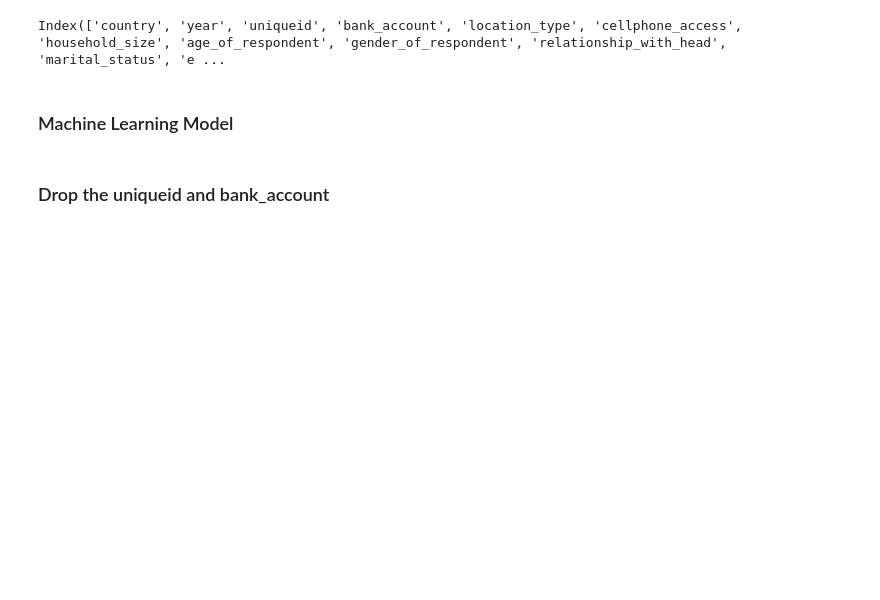
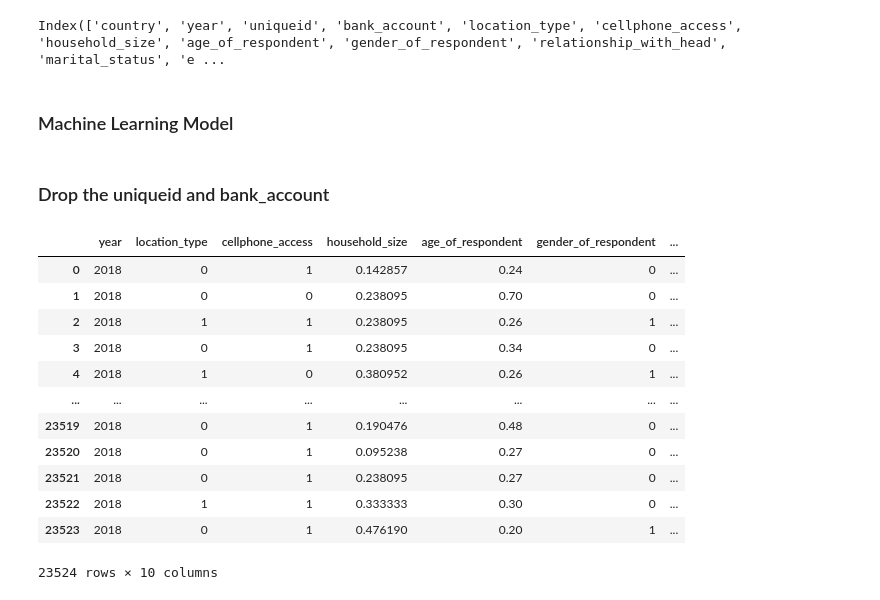
Before and after one commit to Eben-Success/ML_Financial_Inclusion_In_Africa, a Jupyter notebook: machine learning.ipynb, the cells around one changed output. Drawn from its saved outputs; the diff is of its cells as text; code cells hidden in the pictures; blank space fills up the shorter version.

```diff
--- a/machine learning.ipynb
+++ b/machine learning.ipynb
@@ -179,6 +223,21 @@ Index(['country', 'year', 'uniqueid', 'bank_account', 'location_type', 'cellphon
 # %% [markdown]
 ### Drop the uniqueid and bank_account
 # %%
-X = df.drop(['uniqueid', 'bank_account'], axis=1)
+X = df.drop(['uniqueid', 'bank_account', "country"], axis=1)
+X
+# %% [output]
+|  | year | location_type | cellphone_access | household_size | age_of_respondent | gender_of_respondent | ... |
+| 0 | 2018 | 0 | 1 | 0.142857 | 0.24 | 0 | ... |
+| 1 | 2018 | 0 | 0 | 0.238095 | 0.70 | 0 | ... |
+| 2 | 2018 | 1 | 1 | 0.238095 | 0.26 | 1 | ... |
+| 3 | 2018 | 0 | 1 | 0.238095 | 0.34 | 0 | ... |
+| 4 | 2018 | 1 | 0 | 0.380952 | 0.26 | 1 | ... |
+| ... | ... | ... | ... | ... | ... | ... | ... |
+| 23519 | 2018 | 0 | 1 | 0.190476 | 0.48 | 0 | ... |
+| 23520 | 2018 | 0 | 1 | 0.095238 | 0.27 | 0 | ... |
+| 23521 | 2018 | 0 | 1 | 0.238095 | 0.27 | 0 | ... |
+| 23522 | 2018 | 1 | 1 | 0.333333 | 0.30 | 0 | ... |
+| 23523 | 2018 | 0 | 1 | 0.476190 | 0.20 | 1 | ... |
+23524 rows × 10 columns
 # %%
 Y = df['bank_account']
```
Also changed, not shown: parts of 12 cells of this notebook.
